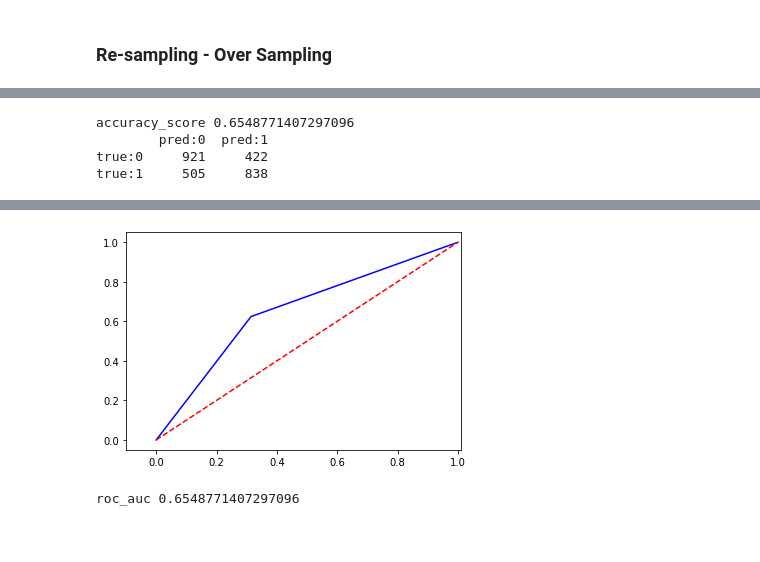
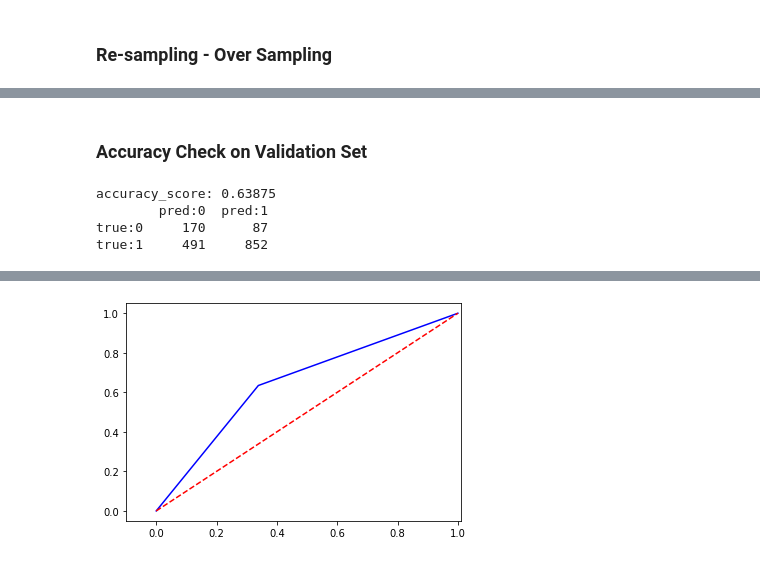
Before and after one commit to adv-dsi-group4/nba-career-prediction, a Jupyter notebook: notebooks/tin_hnin_13738339_week_2_logistic_regression_stdScaling_SMOTE_selectFeatures.ipynb, the cells around one changed output, grey strips where cells are left out. Saved outputs shown, nothing was run; the diff lists cells and outputs as text; code cells hidden in the pictures.

```diff
--- a/notebooks/tin_hnin_13738339_week_2_logistic_regression_stdScaling_SMOTE_selectFeatures.ipynb
+++ b/notebooks/tin_hnin_13738339_week_2_logistic_regression_stdScaling_SMOTE_selectFeatures.ipynb
@@ -132,16 +137,22 @@ print(sum(y_train == 0))
 # %%
 ### SMOTE
 from imblearn.over_sampling import SMOTE
+from collections import Counter
 
-sm = SMOTE(random_state = 2)
+sm = SMOTE(random_state = 23, sampling_strategy = 1.0)
 X_train_res, y_train_res = sm.fit_sample(X_train, y_train.ravel())
-X_val_res, y_val_res = sm.fit_sample(X_val, y_val.ravel())
+#X_val_res, y_val_res = sm.fit_sample(X_val, y_val.ravel())
 
-print(sum(y_val_res == 1))
-print(sum(y_val_res == 0))
+y_train_count = Counter(y_train_res)
+y_val_count = Counter(y_val_res)
 
+# print(sum(y_val_res == 1))
+# print(sum(y_val_res == 0))
+print("y_train_count - ",y_train_count)
+print("y_val_count - ", y_val_count)
+
+# Visualise the Resampled Data
 pl = pd.DataFrame(y_val_res)
 pl.columns = ['Target']
-
 pl.Target.value_counts().plot(kind="bar", title="Count")
 # %% [output]
@@ -154,6 +164,0 @@ pl.Target.value_counts().plot(kind="bar", title="Count")
-# %%
-## No use of Poly Features
-parameters = {"C": np.linspace(1,10,10)}
-lr = LogisticRegression()
-clf = GridSearchCV(lr, parameters, cv = 5,verbose=5, n_jobs=3)
-clf.fit(X_train_res, y_train_res.ravel())
@@ -171,3 +164,0 @@ clf.best_params_
-# %%
-lr1 = LogisticRegression(C=1, penalty='l2', verbose=5)
-lr1.fit(X_train_res, y_train_res.ravel())
@@ -179 +165,3 @@ LogisticRegression(C=1, verbose=5)
+# %%
+log_reg = LogisticRegression().fit(X_train_res, y_train_res)
 # %% [markdown]
@@ -202,16 +186,17 @@ roc_auc: 0.6540555764175742
+# %% [markdown]
+### Accuracy Check on Validation Set
 # %%
-y_prob=lr1.predict_proba(X_val_res)[:,1]
+y_prob=log_reg.predict_proba(X_val)[:,1]
 
 ## Check Accuracy Score
-y_pred=lr1.predict(X_val_res)
-print("accuracy_score:", accuracy_score(y_val_res, y_pred))
-print(confusion_matrix(y_val_res, y_pred))
+y_pred=log_reg.predict(X_val)
+print("accuracy_score:", accuracy_score(y_val, y_pred))
+print(confusion_matrix(y_val, y_pred))
 
-## Plotting ROC
-roc_auc = plot_roc(y_val_res, y_pred)
-print("roc_auc:",roc_auc)
+## Plot ROC
+plot_roc(y_val, y_pred)
 # %% [output]
-accuracy_score 0.6548771407297096
+accuracy_score: 0.63875
         pred:0  pred:1
-true:0     921     422
-true:1     505     838
+true:0     170      87
+true:1     491     852
@@ -218,2 +204 @@ true:1     505     838
-[figure, old version]
+[figure, new version]
-roc_auc 0.6548771407297096
```
Also changed, not shown: parts of 14 cells of this notebook, 4 other files.
